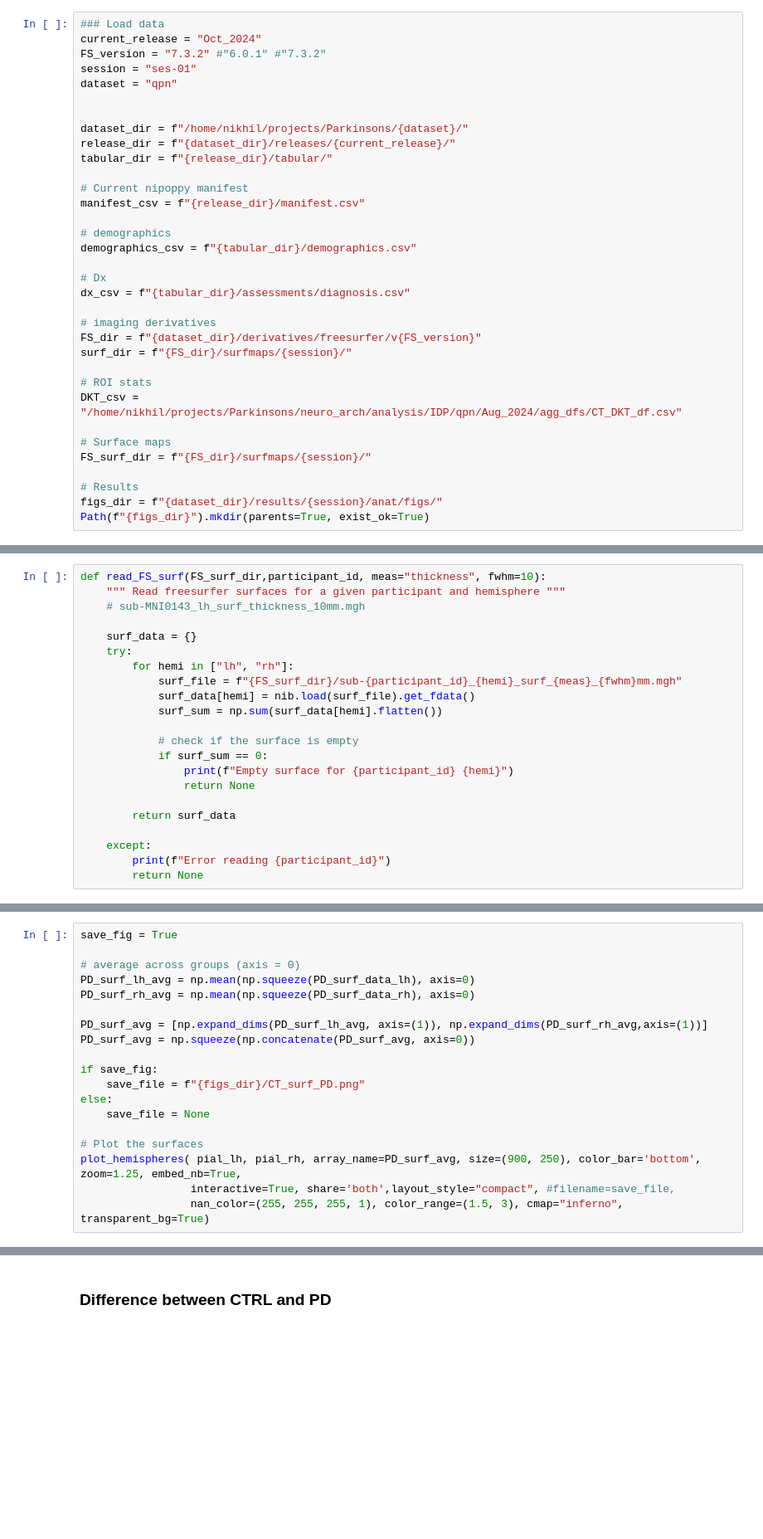
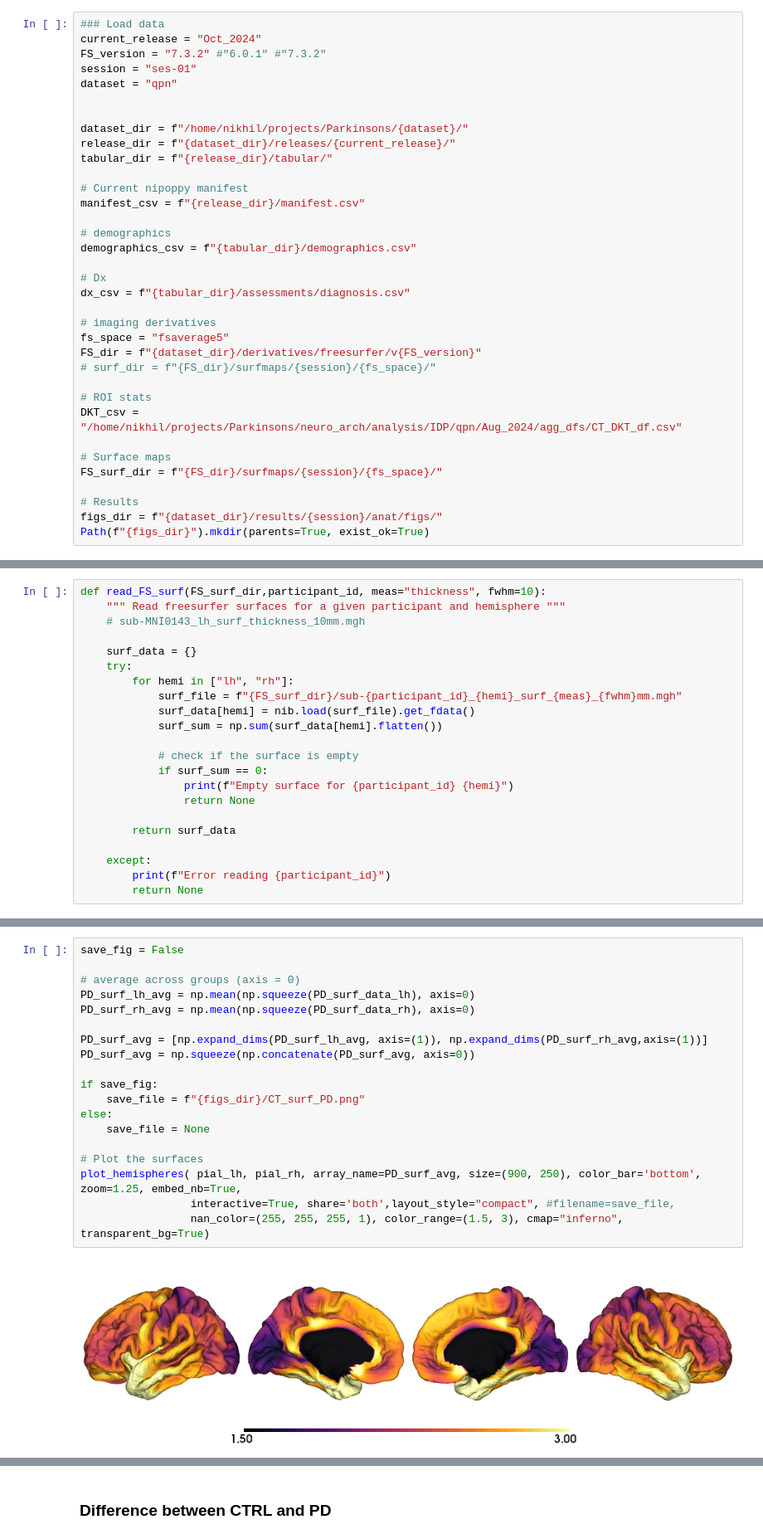
Before and after one commit to neurodatascience/qpn_analysis, a Jupyter notebook: CT/notebooks/FS_surf.ipynb, the cells around one changed output, grey strips where cells are left out. Shown at 83% size. Saved outputs shown, nothing was run; the diff lists cells and outputs as text; blank space fills up the shorter version.

```diff
--- a/CT/notebooks/FS_surf.ipynb
+++ b/CT/notebooks/FS_surf.ipynb
@@ -33,14 +33,15 @@ demographics_csv = f"{tabular_dir}/demographics.csv"
 dx_csv = f"{tabular_dir}/assessments/diagnosis.csv"
 
 # imaging derivatives
+fs_space = "fsaverage5"
 FS_dir = f"{dataset_dir}/derivatives/freesurfer/v{FS_version}"
-surf_dir = f"{FS_dir}/surfmaps/{session}/"
+# surf_dir = f"{FS_dir}/surfmaps/{session}/{fs_space}/"
 
 # ROI stats
 DKT_csv = "/home/nikhil/projects/Parkinsons/neuro_arch/analysis/IDP/qpn/Aug_2024/agg_dfs/CT_DKT_df.csv"
 
 # Surface maps
-FS_surf_dir = f"{FS_dir}/surfmaps/{session}/"
+FS_surf_dir = f"{FS_dir}/surfmaps/{session}/{fs_space}/"
 
 # Results
 figs_dir = f"{dataset_dir}/results/{session}/anat/figs/"
@@ -134,22 +153,24 @@ surf_dir = f"{fsaverage_dir}/surf/"
 pial_lh = read_surface(f"{surf_dir}/lh.pial", itype='fs')
 pial_rh = read_surface(f"{surf_dir}/rh.pial", itype='fs')
 # %%
-save_fig = True
+save_fig = False
 
 # average across groups (axis = 0)
 PD_surf_lh_avg = np.mean(np.squeeze(PD_surf_data_lh), axis=0)
 PD_surf_rh_avg = np.mean(np.squeeze(PD_surf_data_rh), axis=0)
 
 PD_surf_avg = [np.expand_dims(PD_surf_lh_avg, axis=(1)), np.expand_dims(PD_surf_rh_avg,axis=(1))]
 PD_surf_avg = np.squeeze(np.concatenate(PD_surf_avg, axis=0))
 
 if save_fig:
     save_file = f"{figs_dir}/CT_surf_PD.png"
 else:
     save_file = None
 
 # Plot the surfaces
 plot_hemispheres( pial_lh, pial_rh, array_name=PD_surf_avg, size=(900, 250), color_bar='bottom', zoom=1.25, embed_nb=True,
                  interactive=True, share='both',layout_style="compact", #filename=save_file,
                  nan_color=(255, 255, 255, 1), color_range=(1.5, 3), cmap="inferno", transparent_bg=True)
+# %% [output]
+[figure, added]
 # %%
```
Also changed, not shown: parts of 20 cells of this notebook, 3 other files.
